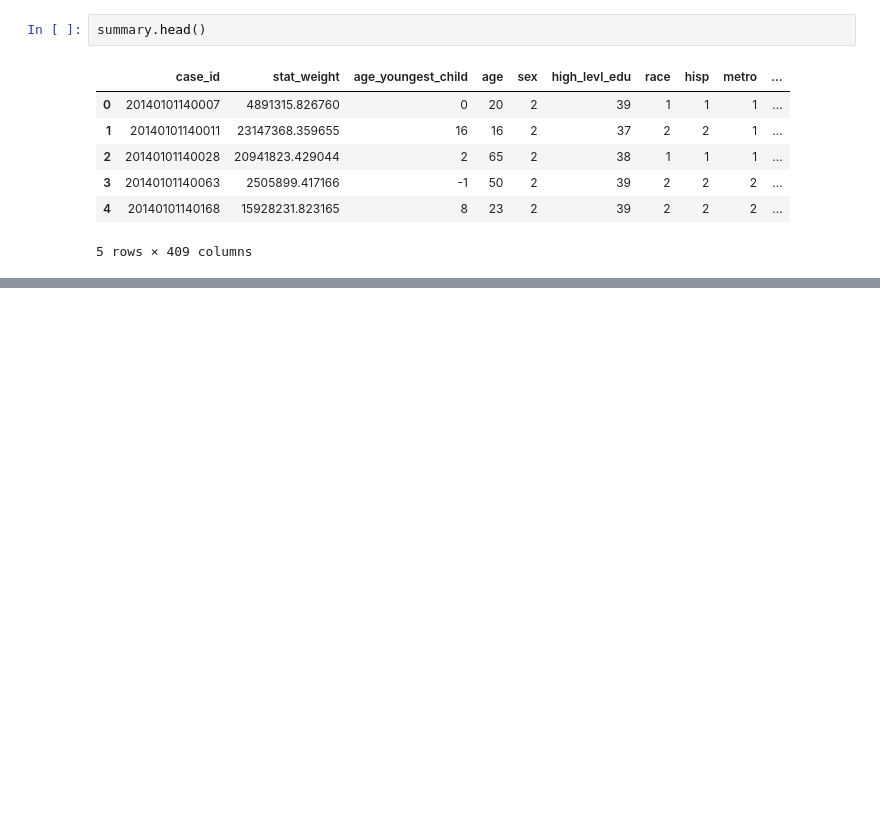
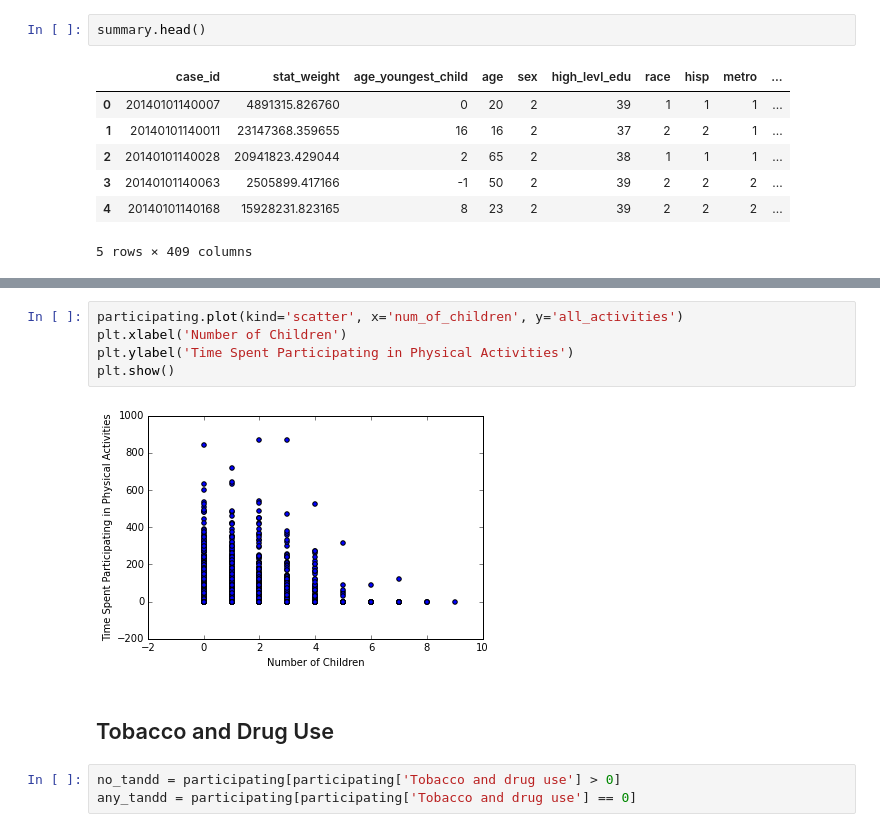
Before and after one commit to TylerKotkin/atus-analysis, a Jupyter notebook: atus_analysis.ipynb, the cells around one changed output, grey strips where cells are left out. Drawn from its saved outputs; the diff is of its cells as text; blank space fills up the shorter version.

```diff
--- a/atus_analysis.ipynb
+++ b/atus_analysis.ipynb
@@ -526,0 +151,12 @@ summary.head()
+# %%
+participating.plot(kind='scatter', x='num_of_children', y='all_activities')
+plt.xlabel('Number of Children')
+plt.ylabel('Time Spent Participating in Physical Activities')
+plt.show()
+# %% [output]
+[figure, added]
+# %% [markdown]
+## Tobacco and Drug Use
+# %%
+no_tandd = participating[participating['Tobacco and drug use'] > 0]
+any_tandd = participating[participating['Tobacco and drug use'] == 0]
```
Also changed, not shown: parts of 49 cells of this notebook.
